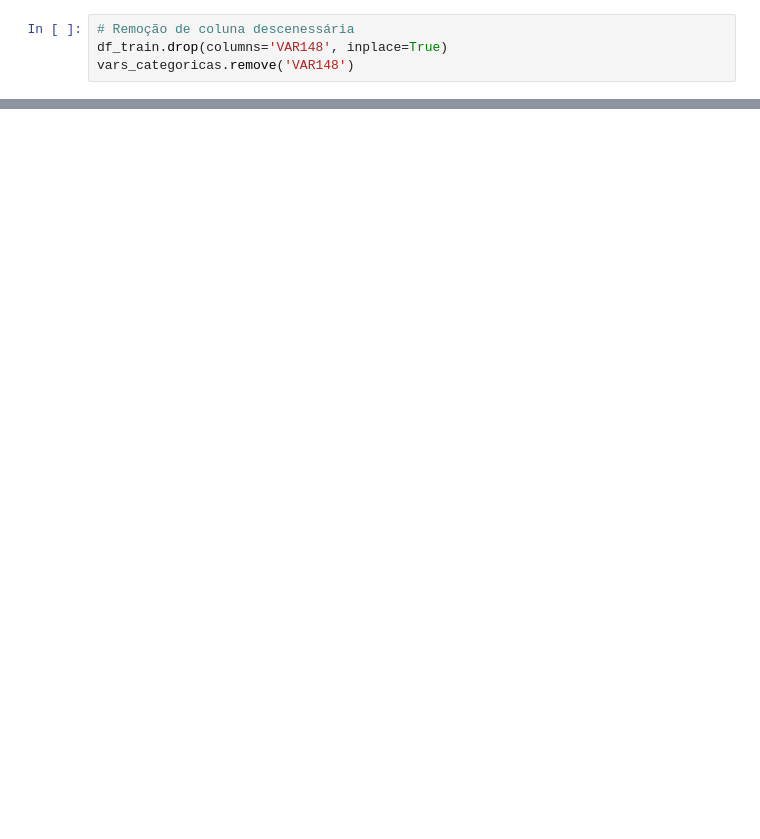
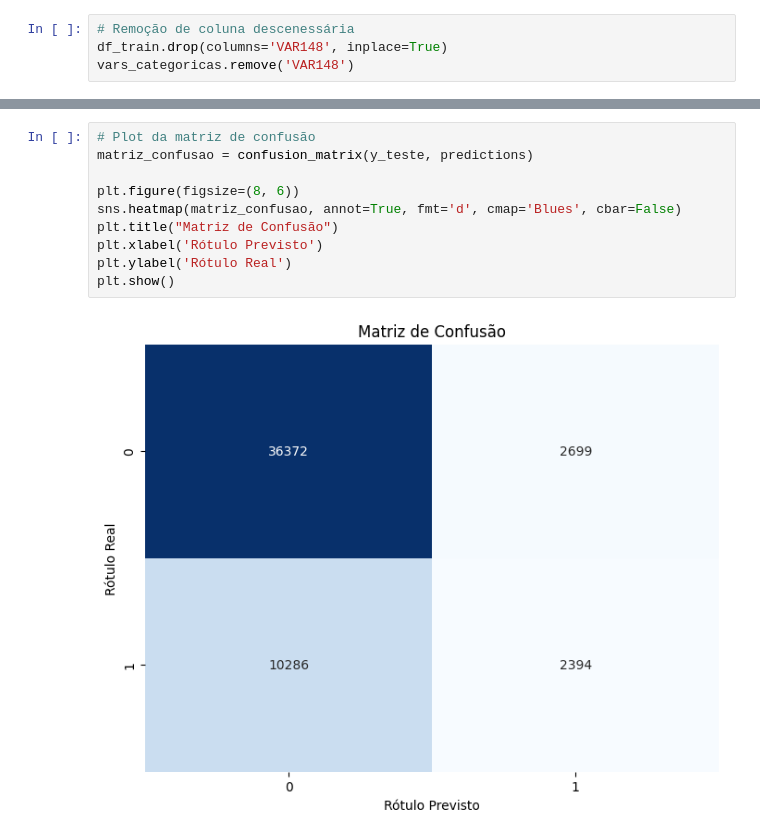
Before and after one commit to leomarfmn/Neurotech-challenge-data-scientist, a Jupyter notebook: datasets/credit_01/case_credit_01.ipynb, the cells around one changed output, grey strips where cells are left out. Saved outputs shown, nothing was run; the diff lists cells and outputs as text; blank space fills up the shorter version.

```diff
--- a/datasets/credit_01/case_credit_01.ipynb
+++ b/datasets/credit_01/case_credit_01.ipynb
@@ -480,0 +678,12 @@ display(binning_summary)
+# %%
+# Plot da matriz de confusão
+matriz_confusao = confusion_matrix(y_teste, predictions)
+
+plt.figure(figsize=(8, 6))
+sns.heatmap(matriz_confusao, annot=True, fmt='d', cmap='Blues', cbar=False)
+plt.title("Matriz de Confusão")
+plt.xlabel('Rótulo Previsto')
+plt.ylabel('Rótulo Real')
+plt.show()
+# %% [output]
+[figure, added]
```
Also changed, not shown: parts of 46 cells of this notebook, 3 other files.
